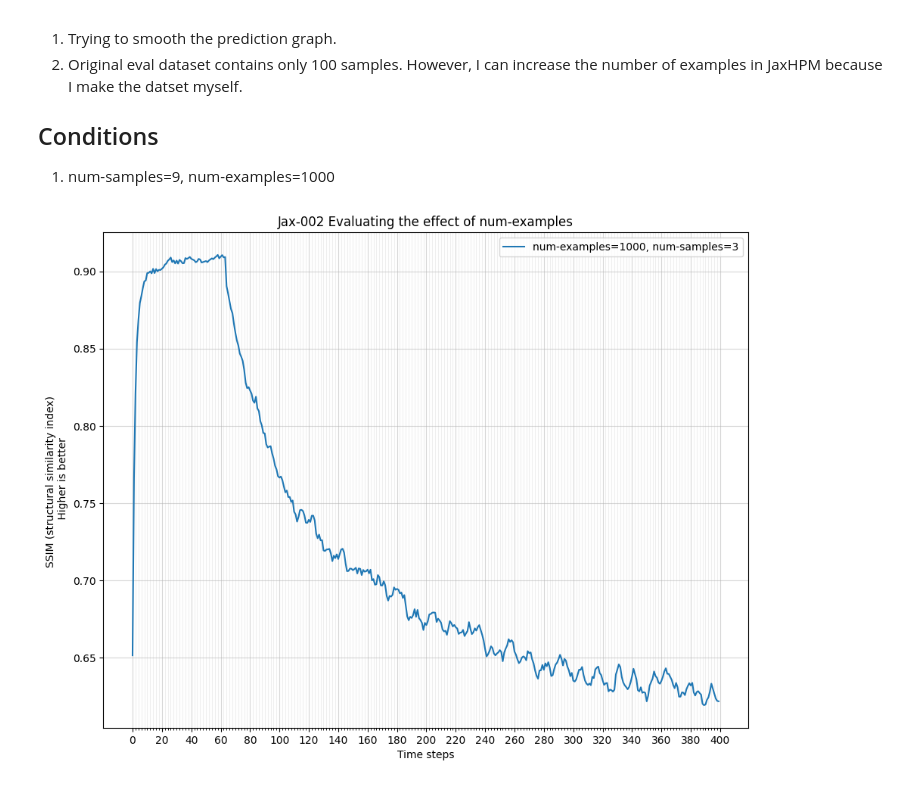
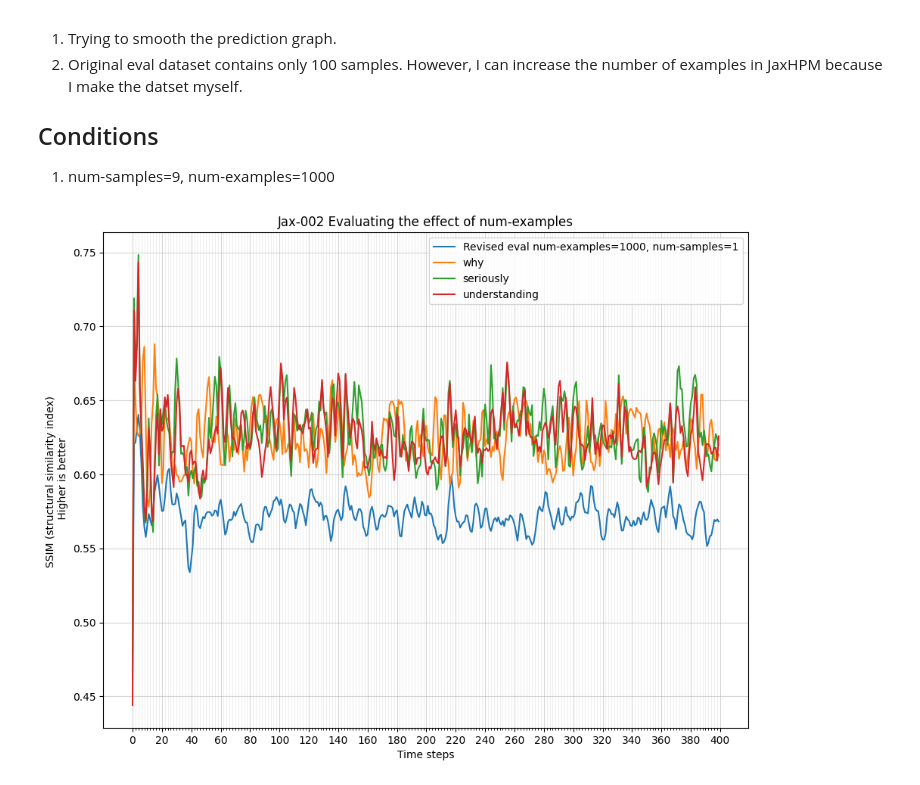
Before and after one commit to intuinno/jaxhpm, a Jupyter notebook: notebooks/experiment evaluation.ipynb, the cells around one changed output. Saved outputs shown, nothing was run; the diff lists cells and outputs as text; code cells hidden in the pictures.

```diff
--- a/notebooks/experiment evaluation.ipynb
+++ b/notebooks/experiment evaluation.ipynb
@@ -16,10 +16,16 @@ plot_title = "Jax-002 Evaluating the effect of num-examples"
 x_limit = 400
 
 labels = []
-labels.append('num-examples=1000, num-samples=3')
+labels.append('Revised eval num-examples=1000, num-samples=1')
+labels.append('why')
+labels.append('seriously')
+labels.append('understanding')
 
 paths = []
-paths.append('/home/intuinno/codegit/l2hpm/logs/mmnist/exp-051-3level-rev4_20240322_153528/eval_name_20240325_164401/ssim_mean.npz')
+paths.append('/home/intuinno/codegit/jaxhpm/logs/jax_mmnist/jax-001_20240320_175512/eval_batch_10_examples_1000_20240326_193543/ssim_mean.npz')
+paths.append('/home/intuinno/codegit/jaxhpm/logs/jax_mmnist/jax-001_20240320_175512/eval_mistake_20240326_203738/ssim_mean.npz')
+paths.append('/home/intuinno/codegit/jaxhpm/logs/jax_mmnist/jax-001_20240320_175512/eval_seriously_20240326_202251/ssim_mean.npz')
+paths.append('/home/intuinno/codegit/jaxhpm/logs/jax_mmnist/jax-001_20240320_175512/eval_understanding_20240326_202510/ssim_mean.npz')
 
 plots = []
 for p in paths:
@@ -28,31 +34,31 @@ for p in paths:
         plots.append(np.load(f)['arr_0'])
 
 plt.figure(figsize=(11, 8.5))
 axes = plt.gca()
 # axes.yaxis.grid(True)
 # axes.xaxis.grid(True)
 
 # Major ticks every 20, minor ticks every 2
 major_ticks = np.arange(0, x_limit+1, 20)
 minor_ticks = np.arange(0, x_limit+1, 2)
 
 axes.set_xticks(major_ticks)
 axes.set_xticks(minor_ticks, minor=True)
 
 # Or if you want different settings for the grids:
 axes.grid(which='minor', alpha=0.2)
 axes.grid(which='major', alpha=0.5)
 
 for pl, label in zip(plots, labels):
     plt.plot(pl[:x_limit], label=label)
 
 plt.legend()
 plt.xlabel("Time steps")
 plt.ylabel("SSIM (structural similarity index) \n Higher is better")
 plt.title(plot_title)
 
 fig = plt.gcf()
 plt.show()
 fig.savefig(f'figure {plot_title}.png', bbox_inches='tight')
 # %% [output]
-[figure, old version]
+[figure, new version]
```
Also changed, not shown: 4 other files.
